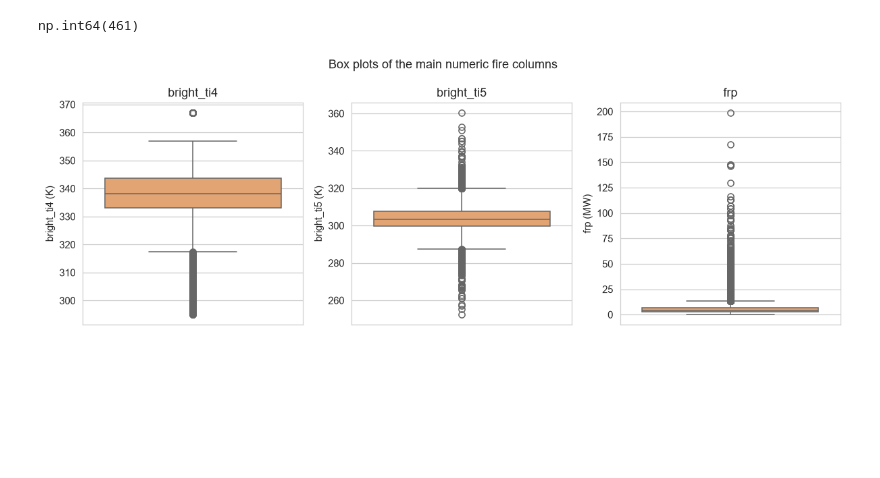
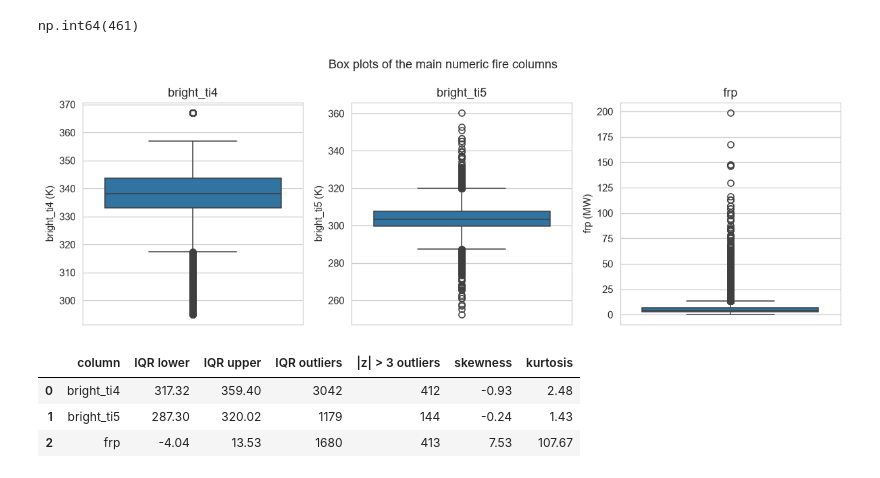
Before and after one commit to khushishahs02/EDA-Group-Project, a Jupyter notebook: notebooks/fire_analysis_cleaning.ipynb, the cells around one changed output. Saved outputs shown, nothing was run; the diff lists cells and outputs as text; code cells hidden in the pictures; blank space fills up the shorter version.

Commit message:
add : complete the cleaning part of fire analysis

```diff
--- a/notebooks/fire_analysis_cleaning.ipynb
+++ b/notebooks/fire_analysis_cleaning.ipynb
@@ -199,13 +201,37 @@ np.int64(461)
 # %%
 units = {"bright_ti4": "K", "bright_ti5": "K", "frp": "MW"}
 
 fig, axes = plt.subplots(1, 3, figsize=(11, 3.8))
 for ax, col in zip(axes, units):
-    sns.boxplot(y=fires[col], ax=ax, color="#f4a261")
+    sns.boxplot(y=fires[col], ax=ax)
     ax.set_title(col)
     ax.set_ylabel(f"{col} ({units[col]})")
 fig.suptitle("Box plots of the main numeric fire columns")
 fig.tight_layout()
 plt.show()
 # %% [output]
-[figure, old version]
+[figure, new version]
+# %%
+def iqr_bounds(s, k=1.5):
+    q1, q3 = s.quantile([0.25, 0.75])
+    iqr = q3 - q1
+    return q1 - k * iqr, q3 + k * iqr
+
+rows = []
+for col in units:
+    low, high = iqr_bounds(fires[col])
+    rows.append({
+        "column": col,
+        "IQR lower": round(low, 2),
+        "IQR upper": round(high, 2),
+        "IQR outliers": int(((fires[col] < low) | (fires[col] > high)).sum()),
+        "|z| > 3 outliers": int((np.abs(stats.zscore(fires[col])) > 3).sum()),
+        "skewness": round(fires[col].skew(), 2),
+        "kurtosis": round(fires[col].kurt(), 2),
+    })
+pd.DataFrame(rows)
+# %% [output]
+|  | column | IQR lower | IQR upper | IQR outliers | |z| > 3 outliers | skewness | kurtosis |
+| 0 | bright_ti4 | 317.32 | 359.40 | 3042 | 412 | -0.93 | 2.48 |
+| 1 | bright_ti5 | 287.30 | 320.02 | 1179 | 144 | -0.24 | 1.43 |
+| 2 | frp | -4.04 | 13.53 | 1680 | 413 | 7.53 | 107.67 |
```
Also changed, not shown: parts of 8 cells of this notebook.
